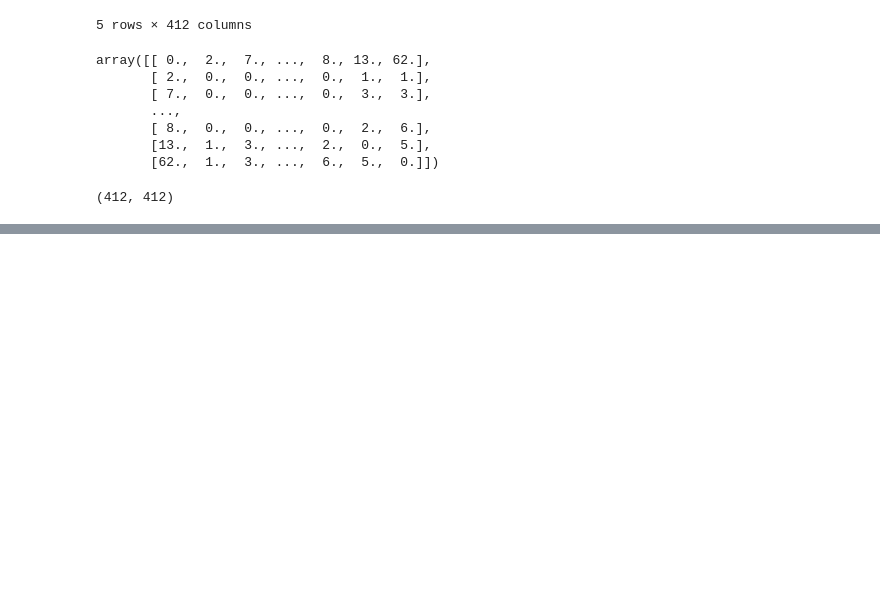
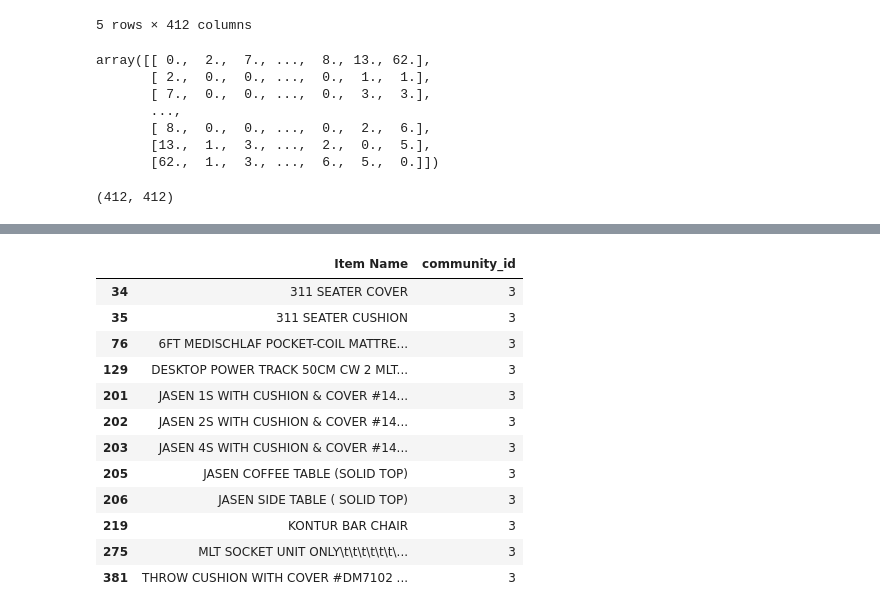
Before and after one commit to aisyahms/Intern, a Jupyter notebook: companyA/Recommender with Apriori.ipynb, the cells around one changed output, grey strips where cells are left out. Cells and saved outputs as stored; diff of their text form; code cells hidden in the pictures; blank space fills up the shorter version.

```diff
--- a/companyA/Recommender with Apriori.ipynb
+++ b/companyA/Recommender with Apriori.ipynb
@@ -428,0 +421,2 @@ Average AP@k across all items:
+# %%
+items = pd.Series(data['Item Name'].unique())
@@ -632,5 +725,5 @@ plt.show()
 # %%
-partition = community_louvain.best_partition(graph, resolution=1.5) # community detection within graph, resolution changes size of the communities, default: 1
+partition = community_louvain.best_partition(graph, resolution=0.9) # community detection within graph, resolution changes size of the communities, default: 1
 values = list(partition.values())
 # %%
 print('Number of communities:', len(np.unique(values)))
@@ -742,3 +749,0 @@ np.setdiff1d(purchase_binary.columns, remove_items).size
-# %%
-item_communities = pd.DataFrame(list(purchase_binary.columns), columns = ['Item Name'])
-item_communities['community_id'] = values
@@ -748,0 +750,16 @@ item_communities[item_communities['community_id'] == 1]
+# %%
+item_communities[item_communities['community_id'] == 3]
+# %% [output]
+|  | Item Name | community_id |
+| 34 | 311 SEATER COVER | 3 |
+| 35 | 311 SEATER CUSHION | 3 |
+| 76 | 6FT MEDISCHLAF POCKET-COIL MATTRE... | 3 |
+| 129 | DESKTOP POWER TRACK 50CM CW 2 MLT... | 3 |
+| 201 | JASEN 1S WITH CUSHION & COVER #14... | 3 |
+| 202 | JASEN 2S WITH CUSHION & COVER #14... | 3 |
+| 203 | JASEN 4S WITH CUSHION & COVER #14... | 3 |
+| 205 | JASEN COFFEE TABLE (SOLID TOP) | 3 |
+| 206 | JASEN SIDE TABLE ( SOLID TOP) | 3 |
+| 219 | KONTUR BAR CHAIR | 3 |
+| 275 | MLT SOCKET UNIT ONLY\t\t\t\t\t\t\... | 3 |
+| 381 | THROW CUSHION WITH COVER #DM7102 ... | 3 |
```
Also changed, not shown: parts of 50 cells of this notebook.
